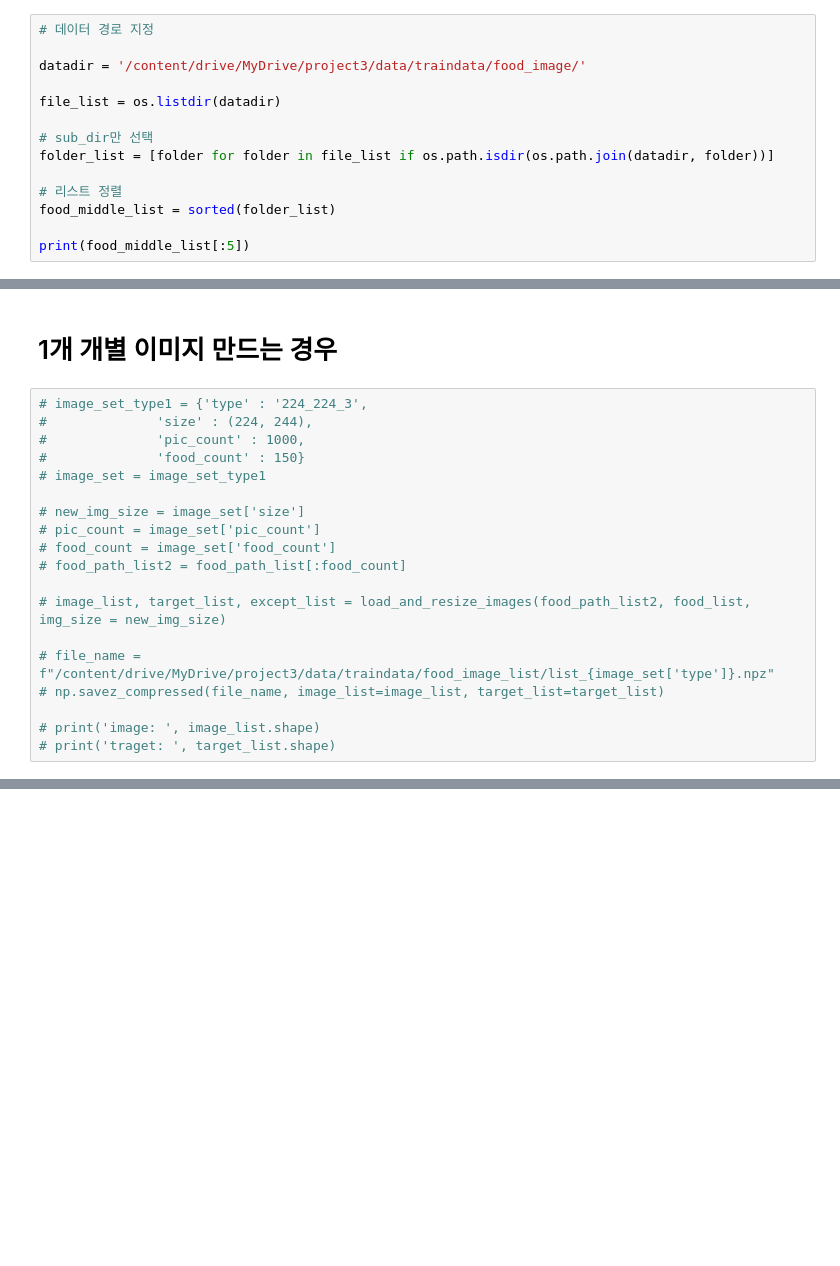
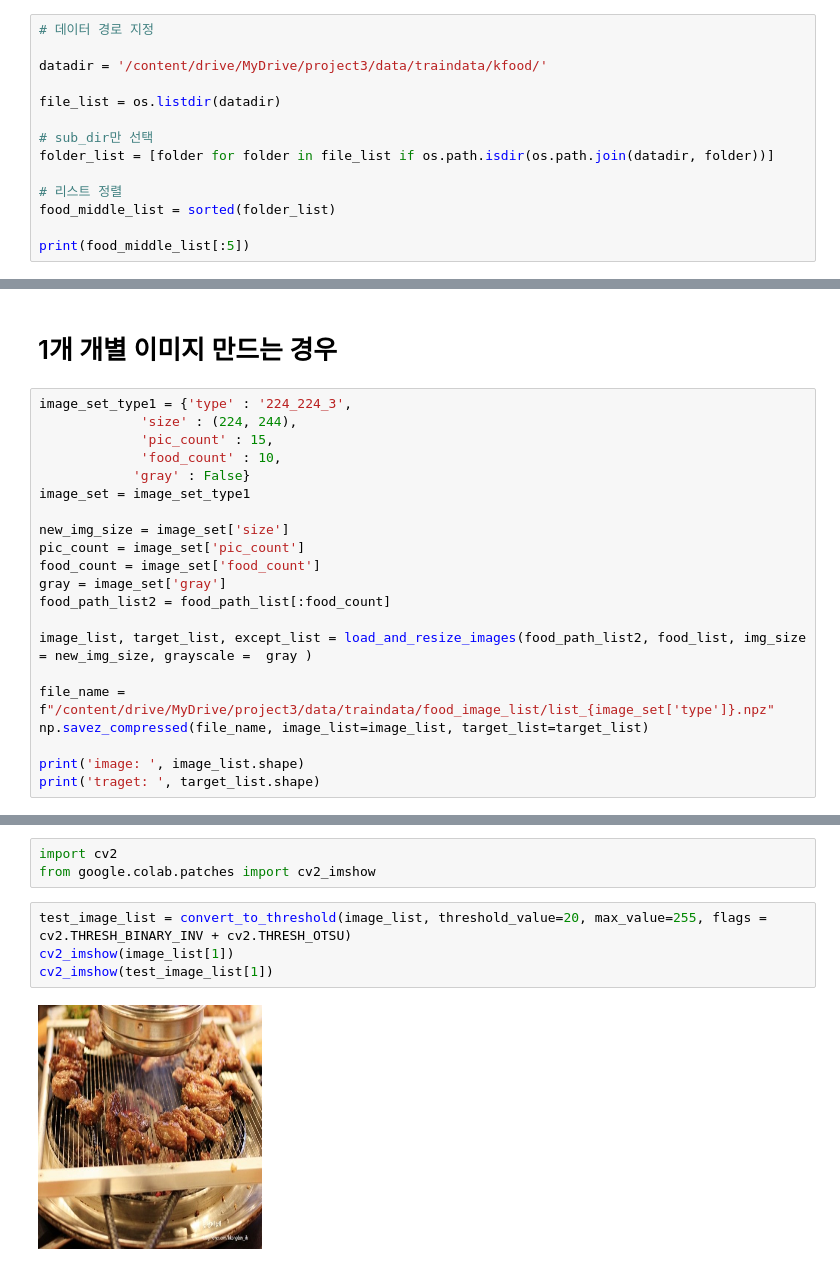
Before and after one commit to dothouse/project3, a Jupyter notebook: code/image/step1_data_prepration(image_resize_and_tolist).ipynb, the cells around one changed output, grey strips where cells are left out. Cells and saved outputs as stored; diff of their text form; blank space fills up the shorter version.

```diff
--- a/code/image/step1_data_prepration(image_resize_and_tolist).ipynb
+++ b/code/image/step1_data_prepration(image_resize_and_tolist).ipynb
@@ -37,7 +39,7 @@ from vram_reset import reset_vram
 # %%
 # 데이터 경로 지정
 
-datadir = '/content/drive/MyDrive/project3/data/traindata/food_image/'
+datadir = '/content/drive/MyDrive/project3/data/traindata/kfood/'
 
 file_list = os.listdir(datadir)
 
@@ -118,21 +138,23 @@ type1
 # %% [markdown]
 # 1개 개별 이미지 만드는 경우
 # %%
-# image_set_type1 = {'type' : '224_224_3',
-#              'size' : (224, 244),
-#              'pic_count' : 1000,
-#              'food_count' : 150}
-# image_set = image_set_type1
+image_set_type1 = {'type' : '224_224_3',
+             'size' : (224, 244),
+             'pic_count' : 15,
+             'food_count' : 10,
+            'gray' : False}
+image_set = image_set_type1
 
-# new_img_size = image_set['size']
-# pic_count = image_set['pic_count']
-# food_count = image_set['food_count']
-# food_path_list2 = food_path_list[:food_count]
+new_img_size = image_set['size']
+pic_count = image_set['pic_count']
+food_count = image_set['food_count']
+gray = image_set['gray']
+food_path_list2 = food_path_list[:food_count]
 
-# image_list, target_list, except_list = load_and_resize_images(food_path_list2, food_list, img_size = new_img_size)
+image_list, target_list, except_list = load_and_resize_images(food_path_list2, food_list, img_size = new_img_size, grayscale =  gray )
 
-# file_name = f"/content/drive/MyDrive/project3/data/traindata/food_image_list/list_{image_set['type']}.npz"
-# np.savez_compressed(file_name, image_list=image_list, target_list=target_list)
+file_name = f"/content/drive/MyDrive/project3/data/traindata/food_image_list/list_{image_set['type']}.npz"
+np.savez_compressed(file_name, image_list=image_list, target_list=target_list)
 
-# print('image: ', image_list.shape)
-# print('traget: ', target_list.shape)
+print('image: ', image_list.shape)
+print('traget: ', target_list.shape)
@@ -138,0 +166,9 @@ type1
+# %%
+import cv2
+from google.colab.patches import cv2_imshow
+# %%
+test_image_list = convert_to_threshold(image_list, threshold_value=20, max_value=255, flags = cv2.THRESH_BINARY_INV + cv2.THRESH_OTSU)
+cv2_imshow(image_list[1])
+cv2_imshow(test_image_list[1])
+# %% [output]
+[figure, added]
```
Also changed, not shown: parts of 10 cells of this notebook, 7 other files.
